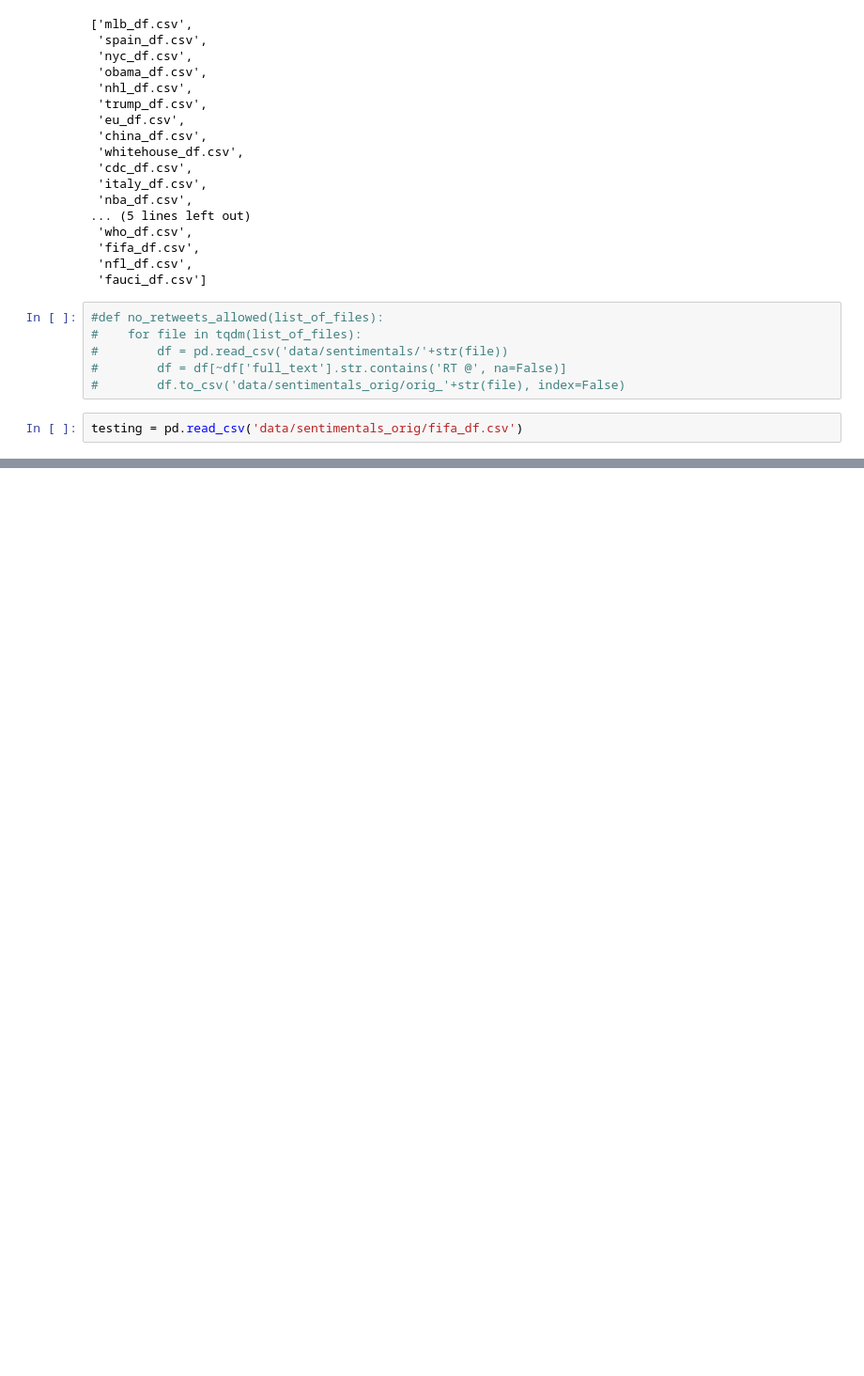
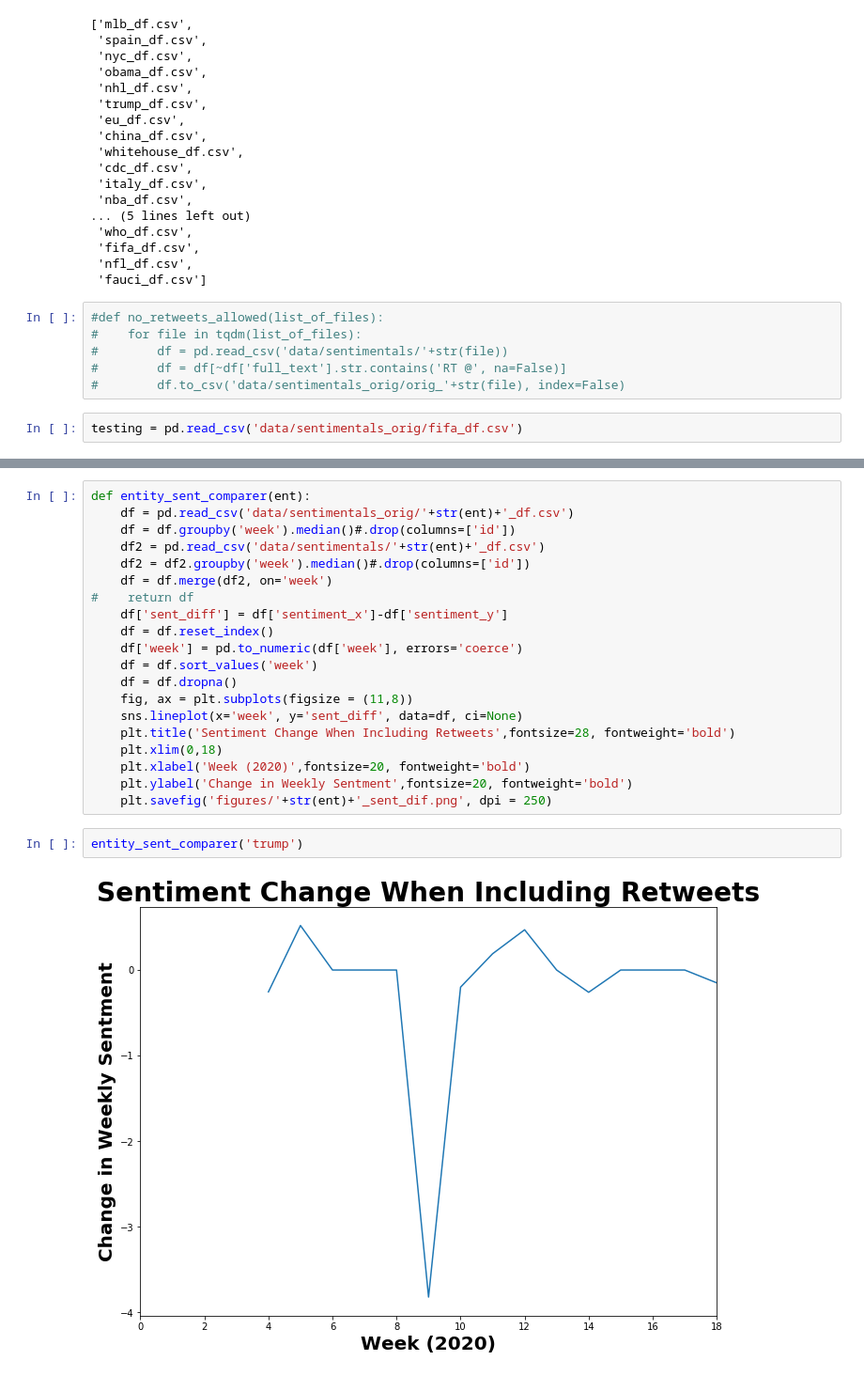
Before and after one commit to cravenre/Twitter_sentiment_in_pandemic, a Jupyter notebook: sentiment_analysis.ipynb, the cells around one changed output, grey strips where cells are left out. Shown: that part at 94% size. Cells and saved outputs as stored; diff of their text form; blank space fills up the shorter version.

```diff
--- a/sentiment_analysis.ipynb
+++ b/sentiment_analysis.ipynb
@@ -296,3 +298,27 @@ testing.head()
 | 2 | 2020-02-14 15:59:53+00:00 | 1.228348e+18 | China women's soccer coach lauds ... | NaN | 7 | 2020-02-19 | ifa | -1.28 |
 | 3 | 2020-03-23 22:32:53+00:00 | 1.242218e+18 | FIFA boss looking at soccer refor... | NaN | 13 | 2020-04-01 | ifa | -6.25 |
 | 4 | 2020-04-04 11:24:30+00:00 | 1.246398e+18 | Football focus is showing back ga... | NaN | 14 | 2020-04-08 | ifa | 2.26 |
+# %%
+def entity_sent_comparer(ent):
+    df = pd.read_csv('data/sentimentals_orig/'+str(ent)+'_df.csv')
+    df = df.groupby('week').median()#.drop(columns=['id'])
+    df2 = pd.read_csv('data/sentimentals/'+str(ent)+'_df.csv')
+    df2 = df2.groupby('week').median()#.drop(columns=['id'])
+    df = df.merge(df2, on='week')
+#    return df
+    df['sent_diff'] = df['sentiment_x']-df['sentiment_y']
+    df = df.reset_index()
+    df['week'] = pd.to_numeric(df['week'], errors='coerce')
+    df = df.sort_values('week')
+    df = df.dropna()
+    fig, ax = plt.subplots(figsize = (11,8))
+    sns.lineplot(x='week', y='sent_diff', data=df, ci=None)
+    plt.title('Sentiment Change When Including Retweets',fontsize=28, fontweight='bold')
+    plt.xlim(0,18)
+    plt.xlabel('Week (2020)',fontsize=20, fontweight='bold')
+    plt.ylabel('Change in Weekly Sentment',fontsize=20, fontweight='bold')
+    plt.savefig('figures/'+str(ent)+'_sent_dif.png', dpi = 250)
+# %%
+entity_sent_comparer('trump')
+# %% [output]
+[figure, added]
```
Also changed, not shown: parts of 1 cell of this notebook, 5 other files.
